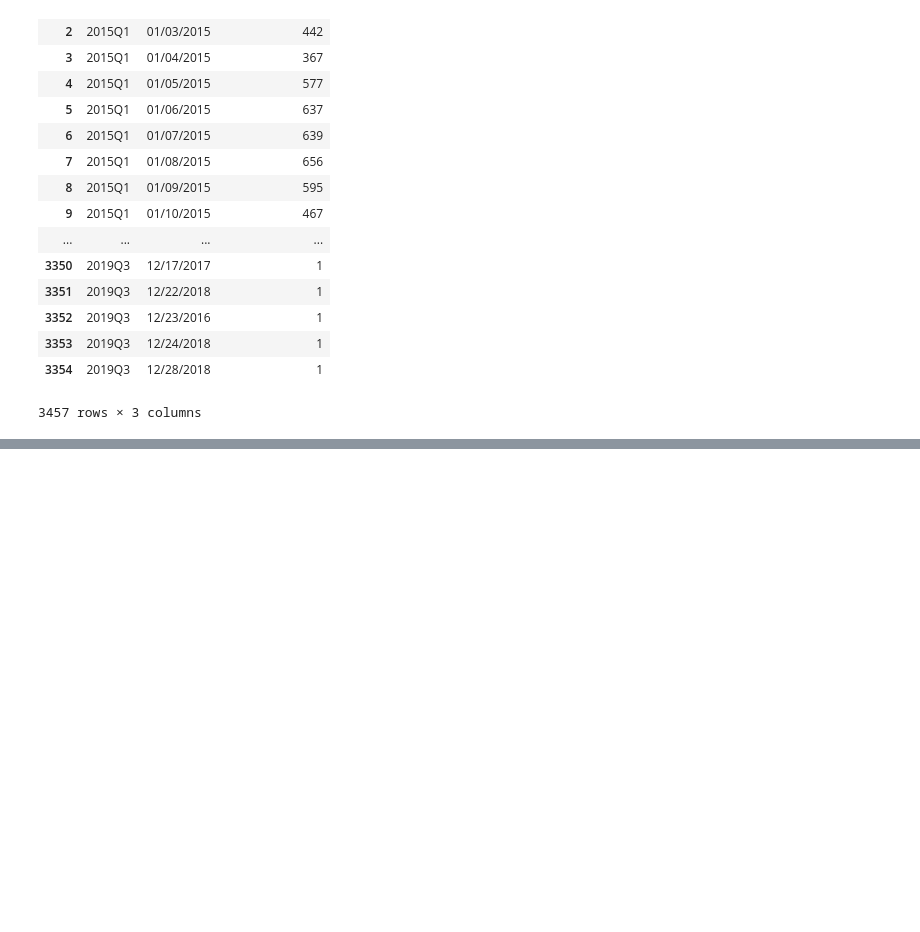
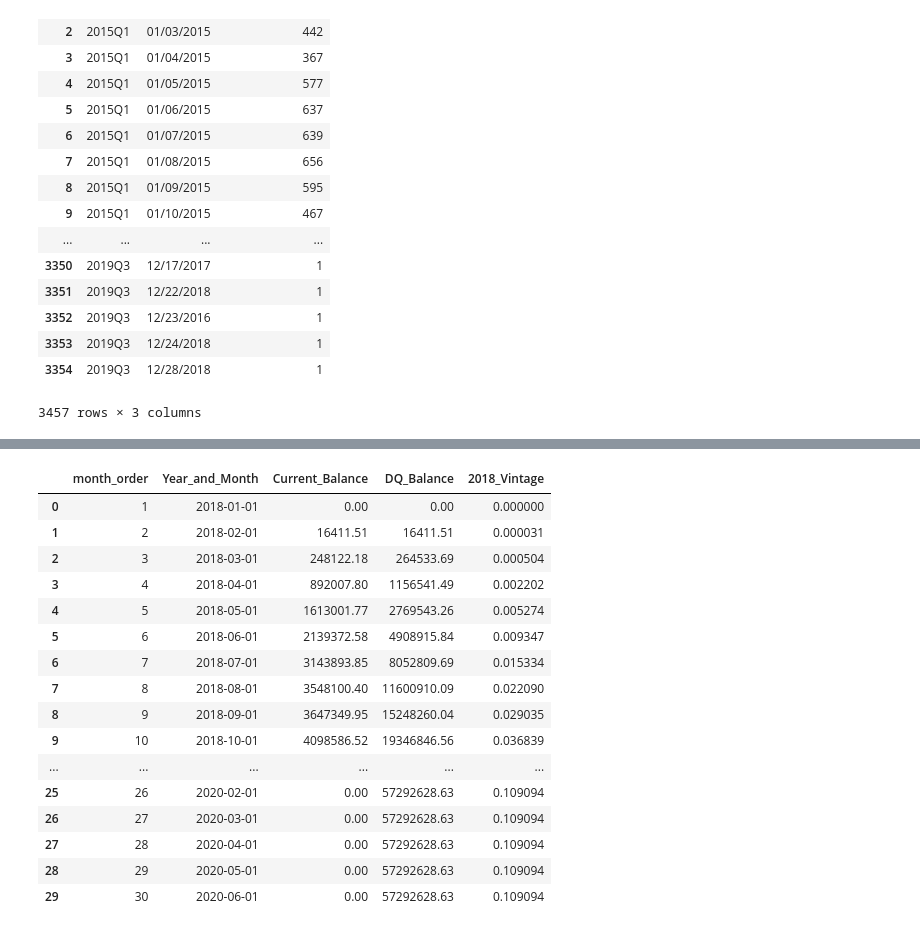
Before and after one commit to XuetingS/PP, a Jupyter notebook: src/12.09.ipynb, the cells around one changed output, grey strips where cells are left out. Drawn from its saved outputs; the diff is of its cells as text; code cells hidden in the pictures; blank space fills up the shorter version.

```diff
--- a/src/12.09.ipynb
+++ b/src/12.09.ipynb
@@ -576,0 +732,54 @@ Perf[(Perf['Payment_Order'] == 1) & (Perf['YQ'] >= pd.Period('2015Q1'))].groupby
+# %%
+def earlyDQ(df, Y, vintage):
+
+    vintage_orderIDs = vintage[vintage['Year']==Y]['Unique_Order_ID'].tolist()
+    total_amount = vintage[vintage['Year']==Y]['Order_Amount'].sum()
+
+    vintage_Y = df[df['Unique_Order_ID'].isin(vintage_orderIDs)]
+    vintage_Y['Bad_Flag'] = 0
+    vintage_Y.loc[vintage_Y['Default_Status'].isin(['151+', 'Chargeoff']),'Bad_Flag'] = 1
+    vintage_Y['Ever_Bad'] = vintage_Y.groupby('Unique_Order_ID')['Bad_Flag'].transform(pd.Series.cumsum)
+
+
+
+    # Incoming 1st time DQ 151+ and C/O
+    df_DQ = vintage_Y[vintage_Y.Default_Status.isin(['031-060'])]
+    df_DQ = df_DQ.loc[df_DQ.groupby('Unique_Order_ID')['Year_and_Month'].idxmin()]
+    DQ_view = df_DQ.groupby('Year_and_Month').agg({'Current_Balance':'sum'}).reset_index()
+#     DQ_view.rename(columns = {'Current_Balance':'DQ_bal'},inplace = True)
+
+
+    temp = pd.DataFrame({'month_order': np.arange(1, 31), 'Year_and_Month': np.array(
+        pd.date_range(start=vintage_Y['Year_and_Month'].min(), periods=30, freq='MS'))})
+    view = reduce(lambda x,y: pd.merge(x,y, how='left',on='Year_and_Month'),[temp,DQ_view])
+    view = view.fillna(0)
+
+    view['DQ_Balance'] = view['Current_Balance'].cumsum()
+    view['DQ_Rate'] = view['DQ_Balance']/total_amount
+
+
+
+    view.rename(columns = {'DQ_Rate':str(Y)+'_Vintage'},inplace = True)
+    return view
+# %%
+EarlyDQ = earlyDQ(Perf,2018,Vintage)
+# %%
+EarlyDQ
+# %% [output]
+|  | month_order | Year_and_Month | Current_Balance | DQ_Balance | 2018_Vintage |
+| 0 | 1 | 2018-01-01 | 0.00 | 0.00 | 0.000000 |
+| 1 | 2 | 2018-02-01 | 16411.51 | 16411.51 | 0.000031 |
+| 2 | 3 | 2018-03-01 | 248122.18 | 264533.69 | 0.000504 |
+| 3 | 4 | 2018-04-01 | 892007.80 | 1156541.49 | 0.002202 |
+| 4 | 5 | 2018-05-01 | 1613001.77 | 2769543.26 | 0.005274 |
+| 5 | 6 | 2018-06-01 | 2139372.58 | 4908915.84 | 0.009347 |
+| 6 | 7 | 2018-07-01 | 3143893.85 | 8052809.69 | 0.015334 |
+| 7 | 8 | 2018-08-01 | 3548100.40 | 11600910.09 | 0.022090 |
+| 8 | 9 | 2018-09-01 | 3647349.95 | 15248260.04 | 0.029035 |
+| 9 | 10 | 2018-10-01 | 4098586.52 | 19346846.56 | 0.036839 |
+| ... | ... | ... | ... | ... | ... |
+| 25 | 26 | 2020-02-01 | 0.00 | 57292628.63 | 0.109094 |
+| 26 | 27 | 2020-03-01 | 0.00 | 57292628.63 | 0.109094 |
+| 27 | 28 | 2020-04-01 | 0.00 | 57292628.63 | 0.109094 |
+| 28 | 29 | 2020-05-01 | 0.00 | 57292628.63 | 0.109094 |
+| 29 | 30 | 2020-06-01 | 0.00 | 57292628.63 | 0.109094 |
```
Also changed, not shown: parts of 57 cells of this notebook.
